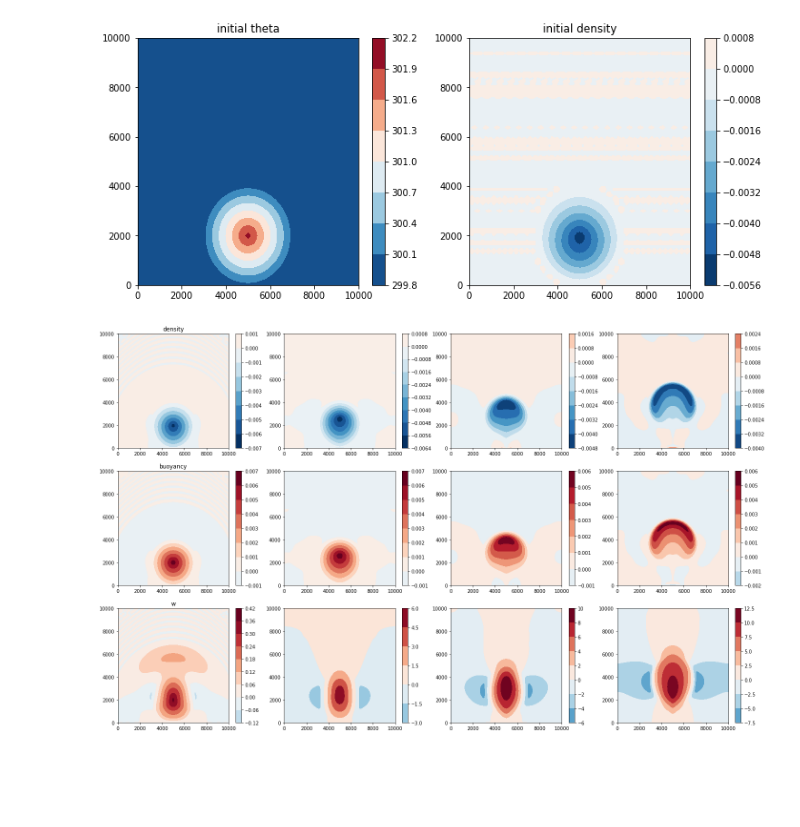
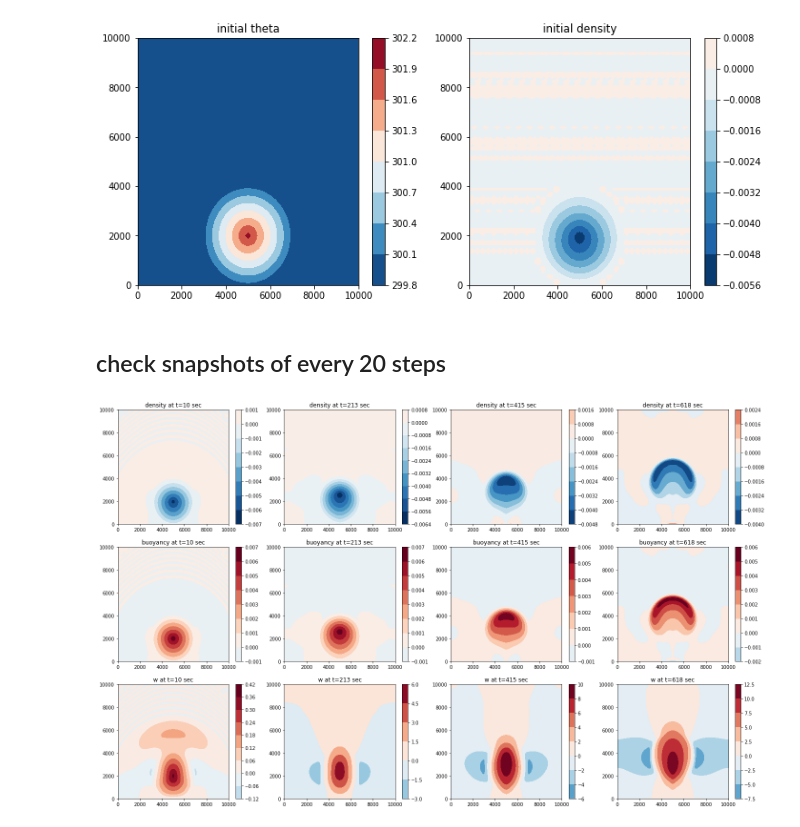
Before and after one commit to CliMA/VizCLIMA.jl, a Jupyter notebook: src/py/clima_les_risingbubble.ipynb, the cells around one changed output. Saved outputs shown, nothing was run; the diff lists cells and outputs as text; code cells hidden in the pictures; blank space fills up the shorter version.

Commit message:
save fig to analysis/ folder add markdown notes

```diff
--- a/src/py/clima_les_risingbubble.ipynb
+++ b/src/py/clima_les_risingbubble.ipynb
@@ -43,26 +48,29 @@ ax[1].set_title('initial density')
 plt.show()
 # %% [output]
 [figure]
+# %% [markdown]
+## check snapshots of every 20 steps
 # %%
 fig, ax = plt.subplots(3,4,figsize=(24,15))
 
 for ii, it in enumerate(np.arange(1, 80, 20)):
 
     tm = abs(ρ_a[it,:,:]).max()
     C=ax[0,ii].contourf(x,z, ρ_a[it,:,:], vmin=-tm, vmax=tm, cmap='RdBu_r')
     plt.colorbar(C, ax=ax[0,ii])
-    ax[0,0].set_title('density')
+    ax[0,ii].set_title('density at t='+str(int(t[it]))+' sec')
 
     tm = abs(b[it,:,:]).max()
     C=ax[1,ii].contourf(x,z, b[it,:,:], vmin=-tm, vmax=tm, cmap='RdBu_r')
     plt.colorbar(C, ax=ax[1,ii])
-    ax[1,0].set_title('buoyancy')
+    ax[1,ii].set_title('buoyancy at t='+str(int(t[it]))+' sec')
 
     tm = abs(w[it,:,:]).max()
     C=ax[2,ii].contourf(x,z, w[it,:,:], vmin=-tm, vmax=tm, cmap='RdBu_r')
     plt.colorbar(C, ax=ax[2,ii])
-    ax[2,0].set_title('w')
+    ax[2,ii].set_title('w at t='+str(int(t[it]))+' sec')
 
+plt.savefig(analysis_folder+"snapshots-profile.pdf")
 plt.show()
 # %% [output]
-[figure, old version]
+[figure, new version]
```
Also changed, not shown: parts of 3 cells of this notebook.
